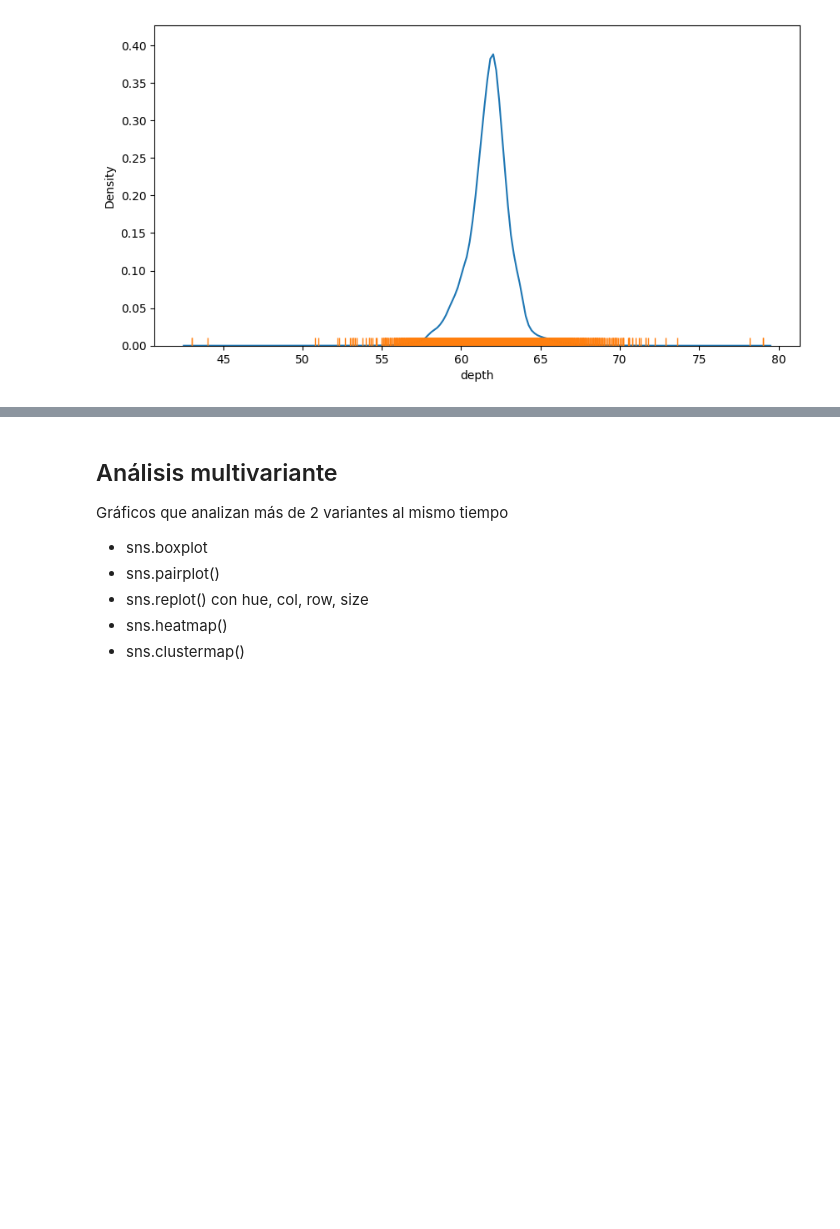
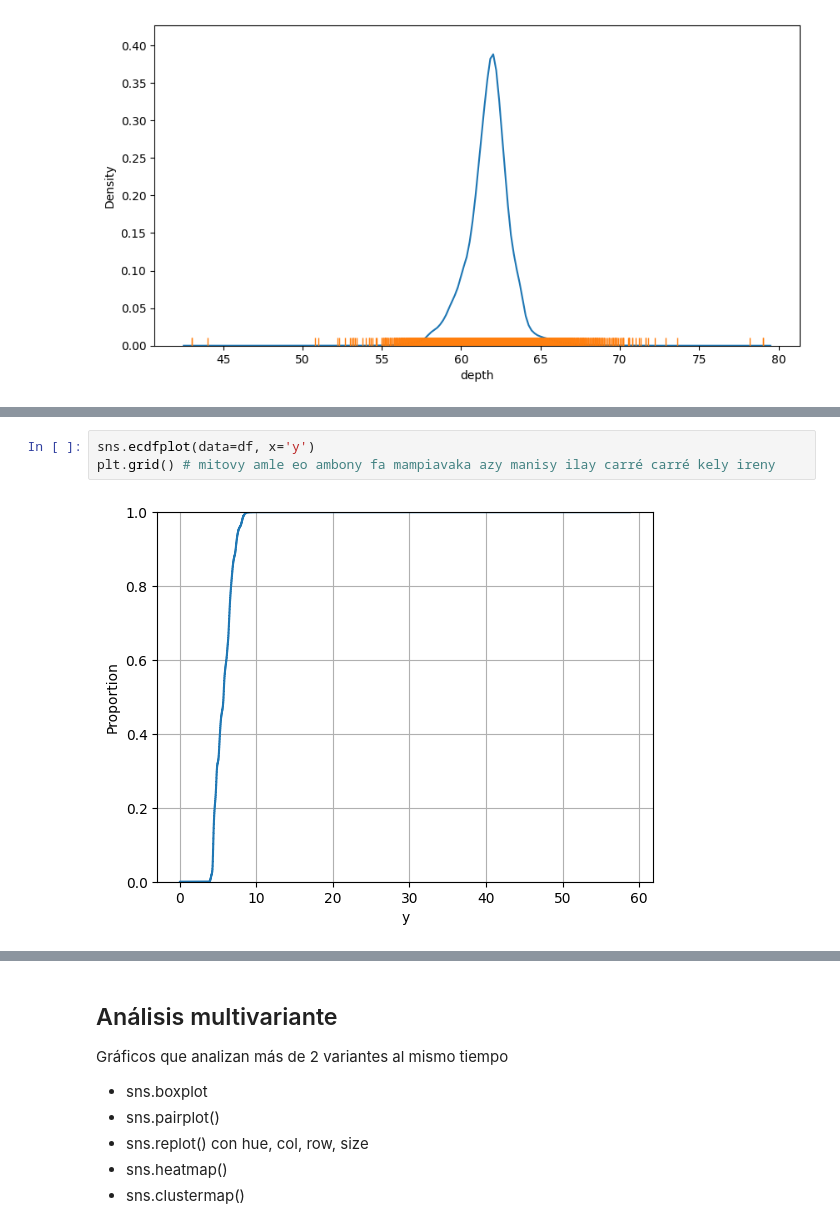
Before and after one commit to nyainamalala/curso_analisisdatos_malala_kamorynyaina, a Jupyter notebook: m5-visualización/seaborn/Notebooks/3.Seaborn_diamonds.ipynb, the cells around one changed output, grey strips where cells are left out. Saved outputs shown, nothing was run; the diff lists cells and outputs as text; blank space fills up the shorter version.

```diff
--- a/m5-visualización/seaborn/Notebooks/3.Seaborn_diamonds.ipynb
+++ b/m5-visualización/seaborn/Notebooks/3.Seaborn_diamonds.ipynb
@@ -138,0 +144,5 @@ sns.rugplot(data=df, x='depth')
+# %%
+sns.ecdfplot(data=df, x='y')
+plt.grid() # mitovy amle eo ambony fa mampiavaka azy manisy ilay carré carré kely ireny
+# %% [output]
+[figure, added]
```
Also changed, not shown: parts of 15 cells of this notebook.
